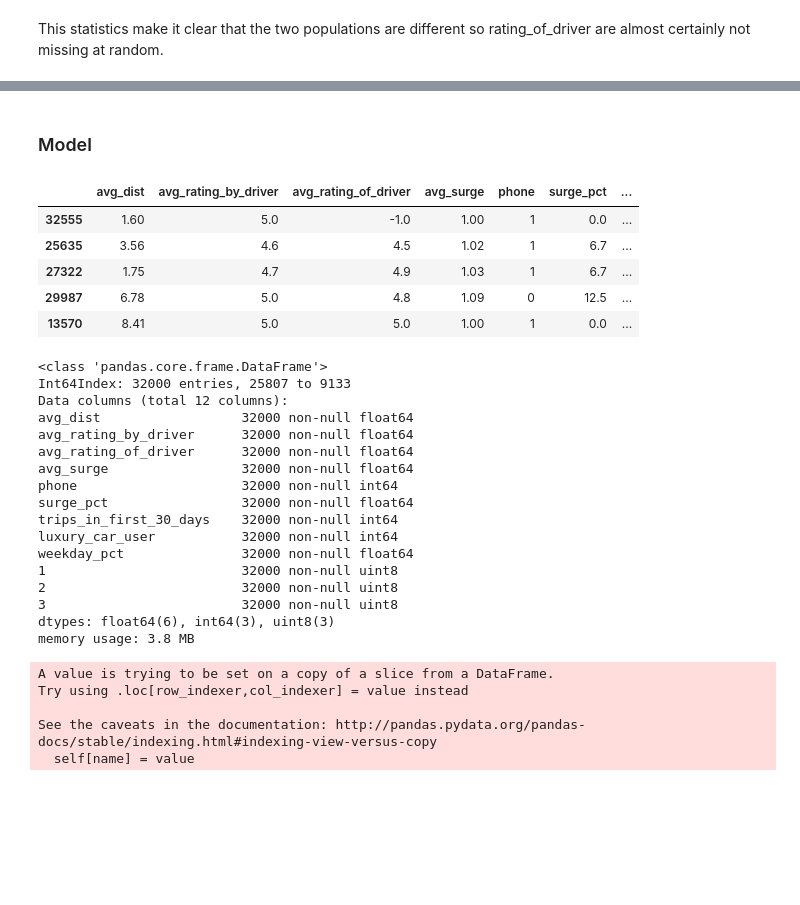
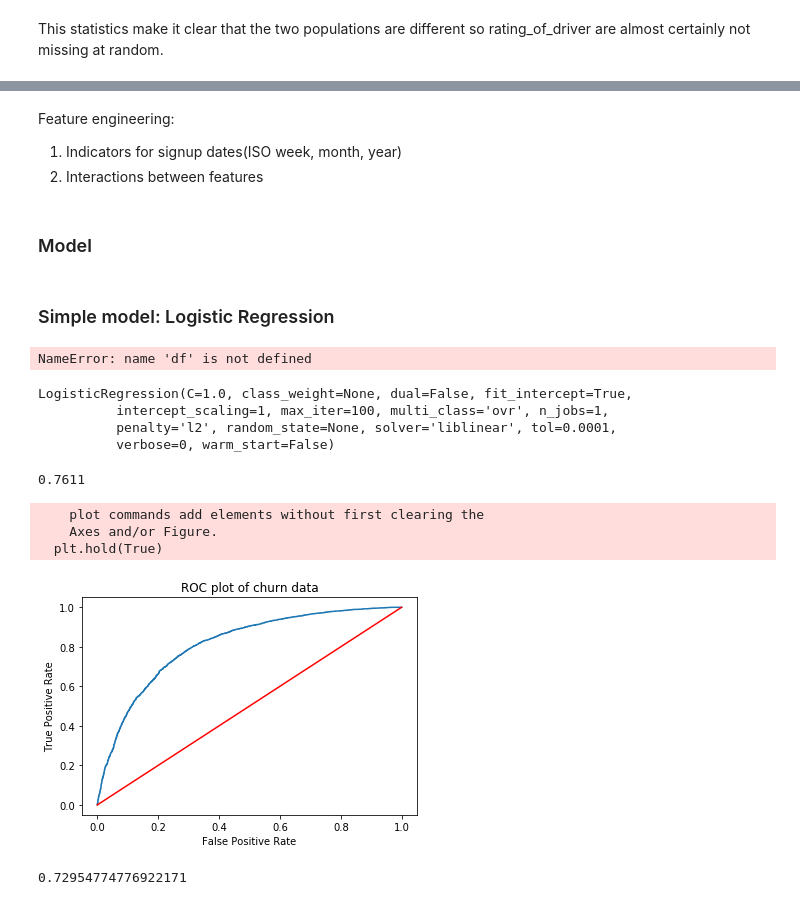
Before and after one commit to gogowenzhang/ride-sharing-churn-prediction, a Jupyter notebook: churn_prediction.ipynb, the cells around one changed output, grey strips where cells are left out. Saved outputs shown, nothing was run; the diff lists cells and outputs as text; code cells hidden in the pictures; blank space fills up the shorter version.

Commit message:
train simple models

```diff
--- a/churn_prediction.ipynb
+++ b/churn_prediction.ipynb
@@ -337,2 +430,6 @@ This statistics make it clear that the two populations are different so rating_o
+# %% [markdown]
+Feature engineering:
+1. Indicators for signup dates(ISO week, month, year)
+2. Interactions between features
 # %% [markdown]
 ### Model
@@ -345,9 +436,2 @@ y_true_test = X_true_test.pop('churn')
-# %%
-X_train.head()
-# %% [output]
-|  | avg_dist | avg_rating_by_driver | avg_rating_of_driver | avg_surge | phone | surge_pct | ... |
-| 32555 | 1.60 | 5.0 | -1.0 | 1.00 | 1 | 0.0 | ... |
-| 25635 | 3.56 | 4.6 | 4.5 | 1.02 | 1 | 6.7 | ... |
-| 27322 | 1.75 | 4.7 | 4.9 | 1.03 | 1 | 6.7 | ... |
-| 29987 | 6.78 | 5.0 | 4.8 | 1.09 | 0 | 12.5 | ... |
-| 13570 | 8.41 | 5.0 | 5.0 | 1.00 | 1 | 0.0 | ... |
+# %% [markdown]
+### Simple model: Logistic Regression
@@ -354,30 +445,33 @@ X_train.head()
+# %%
+y = df.churn
+X = df_all
+# %% [output]
+NameError: name 'df' is not defined
 # %%
-X_train, X_test, y_train, y_test = train_test_split(X_train_whole, y_train_whole, test_size=0.2)
+X_train, X_test, y_train, y_test = train_test_split(X, y, test_size=0.20, random_state=67)
-# %%
-X_train.info()
-# %% [output]
-<class 'pandas.core.frame.DataFrame'>
-Int64Index: 32000 entries, 25807 to 9133
-Data columns (total 12 columns):
-avg_dist                  32000 non-null float64
-avg_rating_by_driver      32000 non-null float64
-avg_rating_of_driver      32000 non-null float64
-avg_surge                 32000 non-null float64
-phone                     32000 non-null int64
-surge_pct                 32000 non-null float64
-trips_in_first_30_days    32000 non-null int64
-luxury_car_user           32000 non-null int64
-weekday_pct               32000 non-null float64
-1                         32000 non-null uint8
-2                         32000 non-null uint8
-3                         32000 non-null uint8
-dtypes: float64(6), int64(3), uint8(3)
-memory usage: 3.8 MB
-# %%
-X_train.luxury_car_user = X_train.luxury_car_user.astype(int, inplace=True)
-# %% [output]
-A value is trying to be set on a copy of a slice from a DataFrame.
-Try using .loc[row_indexer,col_indexer] = value instead
-
-See the caveats in the documentation: http://pandas.pydata.org/pandas-docs/stable/indexing.html#indexing-view-versus-copy
-  self[name] = value
+# %%
+lr = LogisticRegression()
+lr.fit(X_train, y_train)
+# %% [output]
+LogisticRegression(C=1.0, class_weight=None, dual=False, fit_intercept=True,
+          intercept_scaling=1, max_iter=100, multi_class='ovr', n_jobs=1,
+          penalty='l2', random_state=None, solver='liblinear', tol=0.0001,
+          verbose=0, warm_start=False)
+# %%
+lr.score(X_test,y_test)
+# %% [output]
+0.7611
+# %%
+probs = lr.predict_proba(X_test)[:, 1]
+# %%
+plot_roc(probs, y_test, 'ROC plot of churn data')
+# %% [output]
+    plot commands add elements without first clearing the
+    Axes and/or Figure.
+  plt.hold(True)
+[figure, added]
+# %%
+import sklearn.metrics as skm
+skm.roc_auc_score(y_test, lr.predict(X_test))
+# %% [output]
+0.72954774776922171
```
Also changed, not shown: parts of 33 cells of this notebook.
